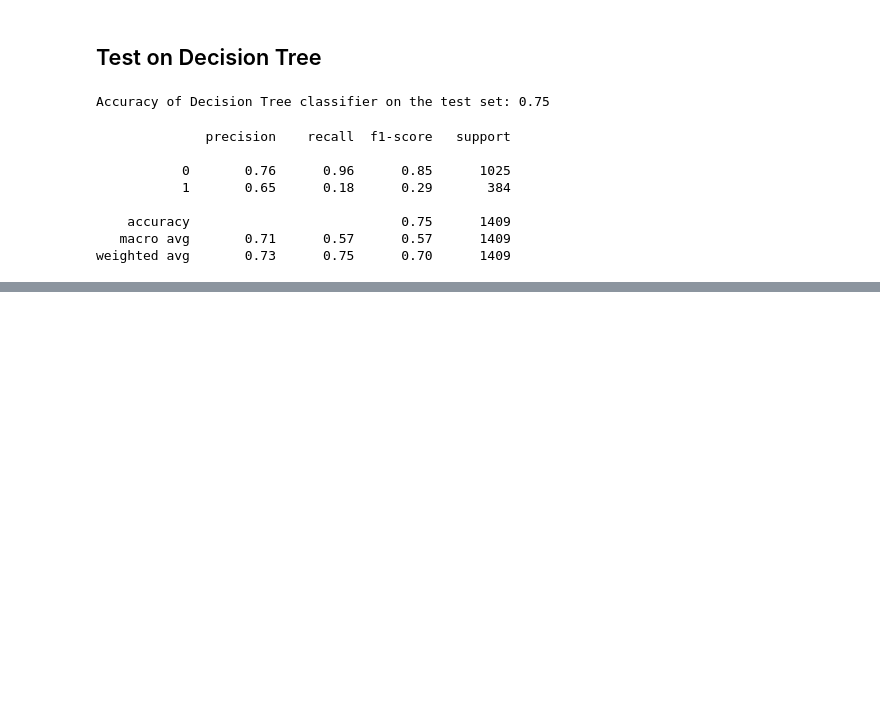
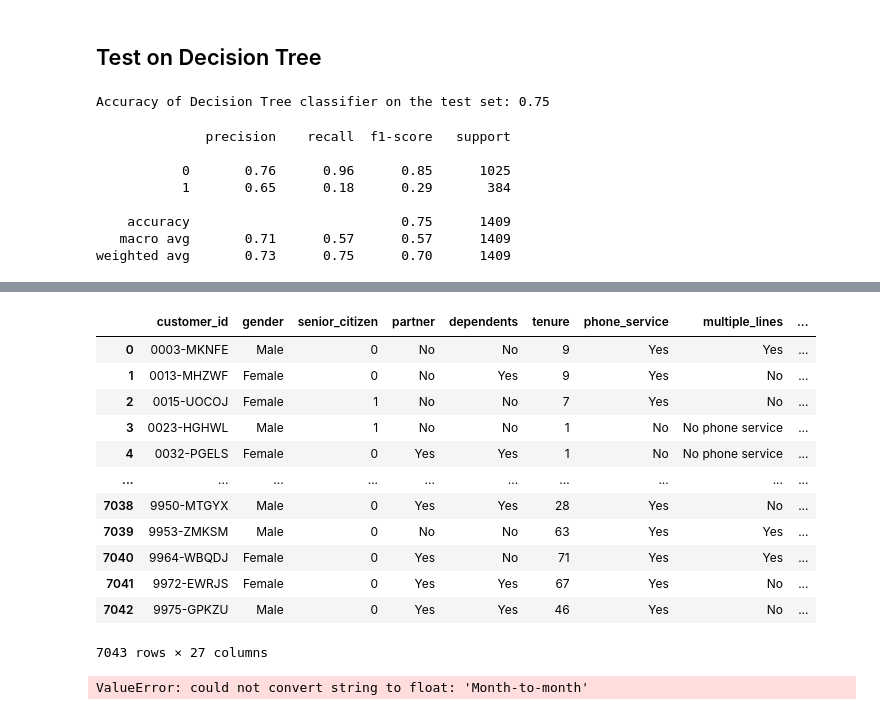
Before and after one commit to george887/telco_project, a Jupyter notebook: telco_exploration.ipynb, the cells around one changed output, grey strips where cells are left out. Saved outputs shown, nothing was run; the diff lists cells and outputs as text; code cells hidden in the pictures; blank space fills up the shorter version.

```diff
--- a/telco_exploration.ipynb
+++ b/telco_exploration.ipynb
@@ -457,0 +484,22 @@ weighted avg       0.73      0.75      0.70      1409
+# %%
+acquire_test = get_telco_data()
+acquire_test
+# %% [output]
+|  | customer_id | gender | senior_citizen | partner | dependents | tenure | phone_service | multiple_lines | ... |
+| 0 | 0003-MKNFE | Male | 0 | No | No | 9 | Yes | Yes | ... |
+| 1 | 0013-MHZWF | Female | 0 | No | Yes | 9 | Yes | No | ... |
+| 2 | 0015-UOCOJ | Female | 1 | No | No | 7 | Yes | No | ... |
+| 3 | 0023-HGHWL | Male | 1 | No | No | 1 | No | No phone service | ... |
+| 4 | 0032-PGELS | Female | 0 | Yes | Yes | 1 | No | No phone service | ... |
+| ... | ... | ... | ... | ... | ... | ... | ... | ... | ... |
+| 7038 | 9950-MTGYX | Male | 0 | Yes | Yes | 28 | Yes | No | ... |
+| 7039 | 9953-ZMKSM | Male | 0 | No | No | 63 | Yes | Yes | ... |
+| 7040 | 9964-WBQDJ | Female | 0 | Yes | No | 71 | Yes | Yes | ... |
+| 7041 | 9972-EWRJS | Female | 0 | Yes | Yes | 67 | Yes | No | ... |
+| 7042 | 9975-GPKZU | Male | 0 | Yes | Yes | 46 | Yes | No | ... |
+7043 rows × 27 columns
+# %%
+df2 = prepare_telco_all(acquire_test)
+df2
+# %% [output]
+ValueError: could not convert string to float: 'Month-to-month'
```
Also changed, not shown: parts of 23 cells of this notebook, 2 other files.
